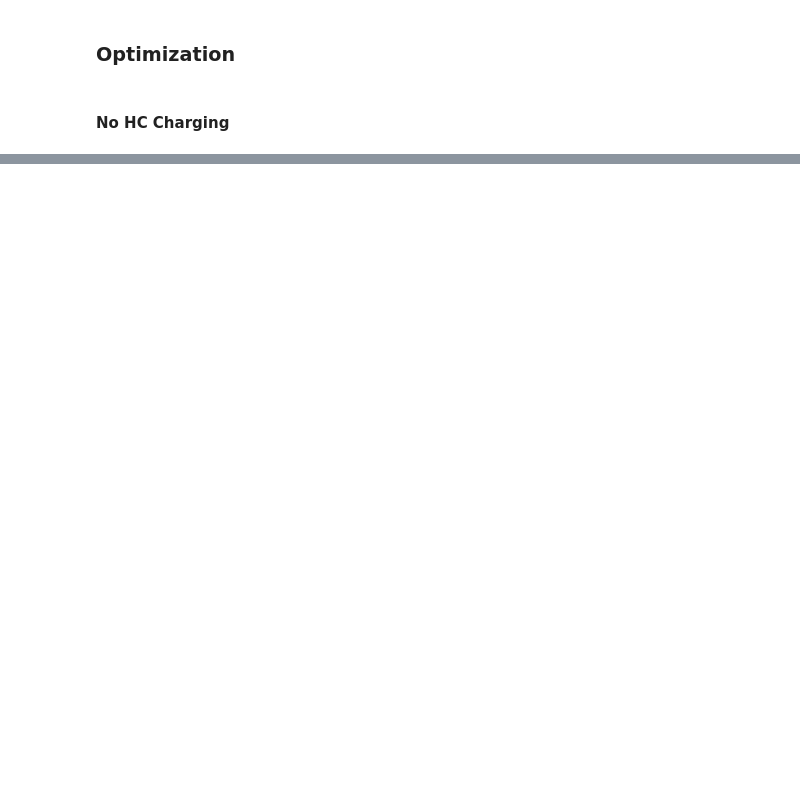
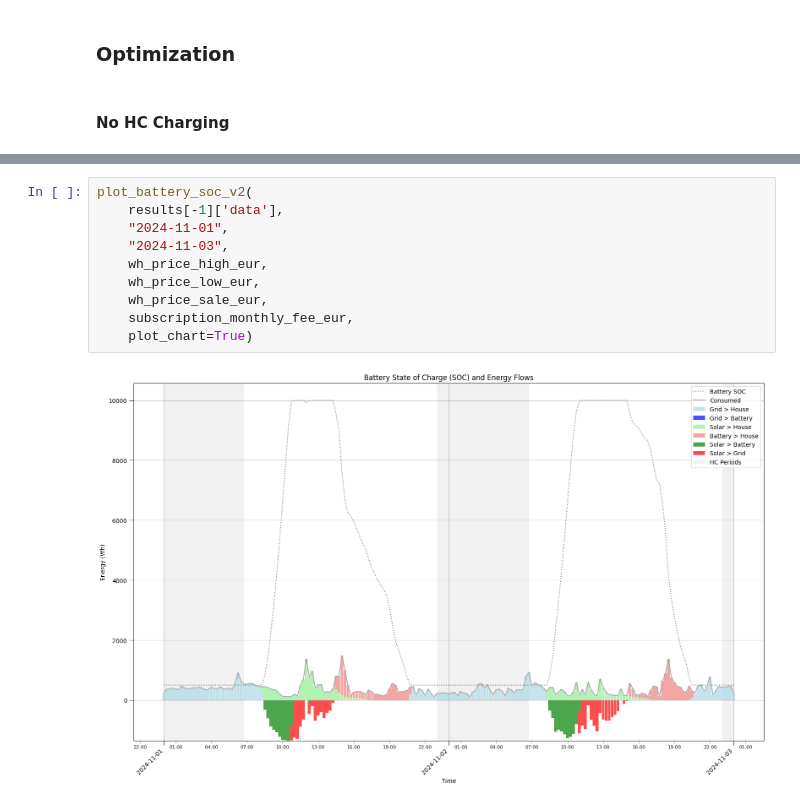
Before and after one commit to braibaud/EnphaseAnalysis, a Jupyter notebook: Report Analysis.ipynb, the cells around one changed output, grey strips where cells are left out. Drawn from its saved outputs; the diff is of its cells as text; blank space fills up the shorter version.

```diff
--- a/Report Analysis.ipynb
+++ b/Report Analysis.ipynb
@@ -625,0 +1716,12 @@ total_cost_with_solar_battery: 2491 €
+# %%
+plot_battery_soc_v2(
+    results[-1]['data'],
+    "2024-11-01",
+    "2024-11-03",
+    wh_price_high_eur,
+    wh_price_low_eur,
+    wh_price_sale_eur,
+    subscription_monthly_fee_eur,
+    plot_chart=True)
+# %% [output]
+[figure, added]
```
Also changed, not shown: parts of 20 cells of this notebook.
